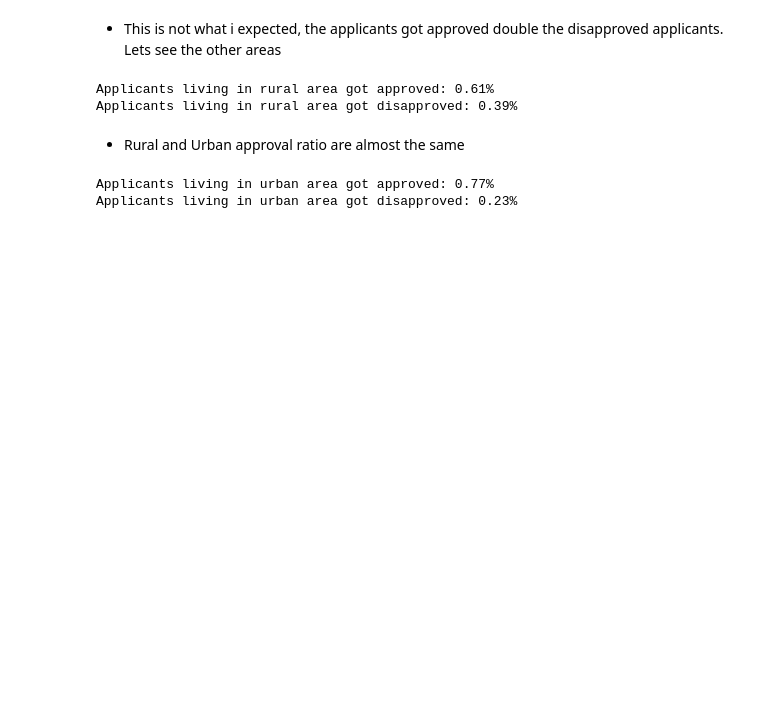
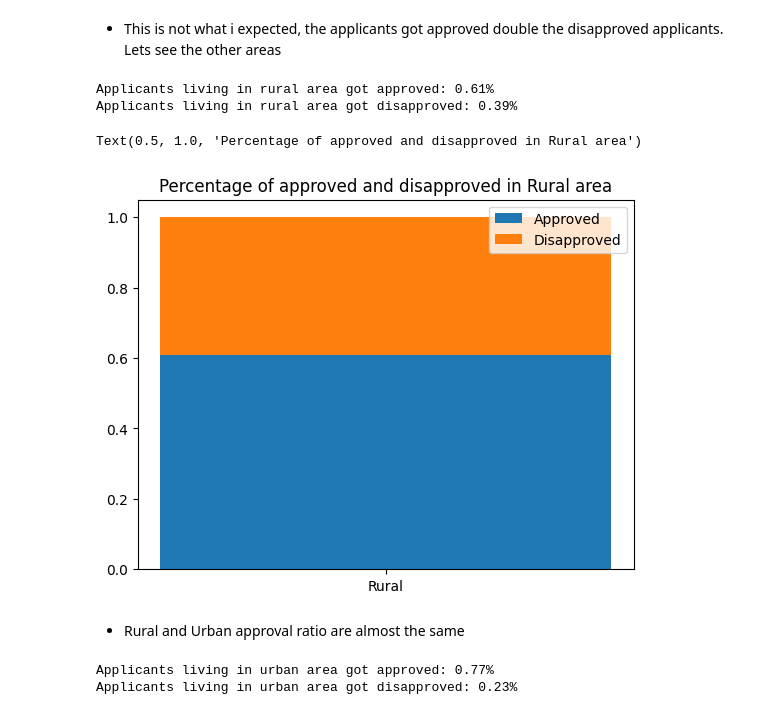
Before and after one commit to FelixQLe/Deploying_MLModel_Automate_Loan_Eligibility_FLaskAPI, a Jupyter notebook: notebooks/Develop a decent workflow to pre-approve Loan using Flask App.ipynb, the cells around one changed output. Drawn from its saved outputs; the diff is of its cells as text; code cells hidden in the pictures; blank space fills up the shorter version.

```diff
--- a/notebooks/Develop a decent workflow to pre-approve Loan using Flask App.ipynb
+++ b/notebooks/Develop a decent workflow to pre-approve Loan using Flask App.ipynb
@@ -172,6 +186,20 @@ print("Applicants living in rural area got disapproved: {}%".format(
 # %% [output]
 Applicants living in rural area got approved: 0.61%
 Applicants living in rural area got disapproved: 0.39%
+# %%
+#plotting
+R_area=['Rural']
+R_approved = [round(len(rural_df[rural_df['Loan_Status'] == 'Y'])/len(rural_df), 2)]
+R_disapproved = [round(len(rural_df[rural_df['Loan_Status'] == 'N'])/len(rural_df), 2)]
+#import matplotlib
+import matplotlib.pyplot as plt
+plt.bar(R_area, R_approved)
+plt.bar(R_area, R_disapproved, bottom=R_approved)
+plt.legend(["Approved", "Disapproved"])
+plt.title("Percentage of approved and disapproved in Rural area")
+# %% [output]
+Text(0.5, 1.0, 'Percentage of approved and disapproved in Rural area')
+[figure, added]
 # %% [markdown]
 * Rural and Urban approval ratio are almost the same
 # %%
```
Also changed, not shown: parts of 12 cells of this notebook.
